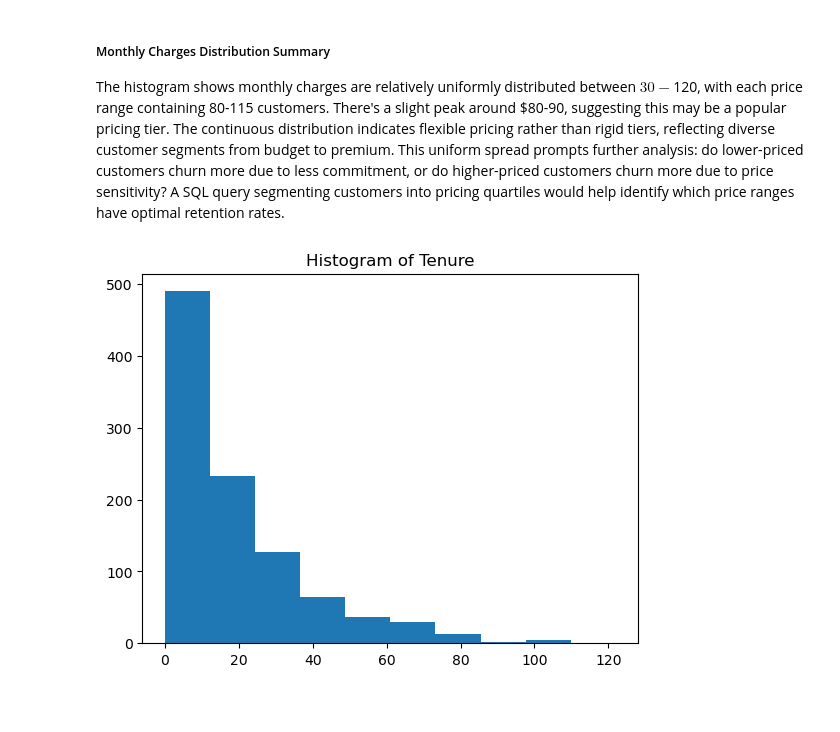
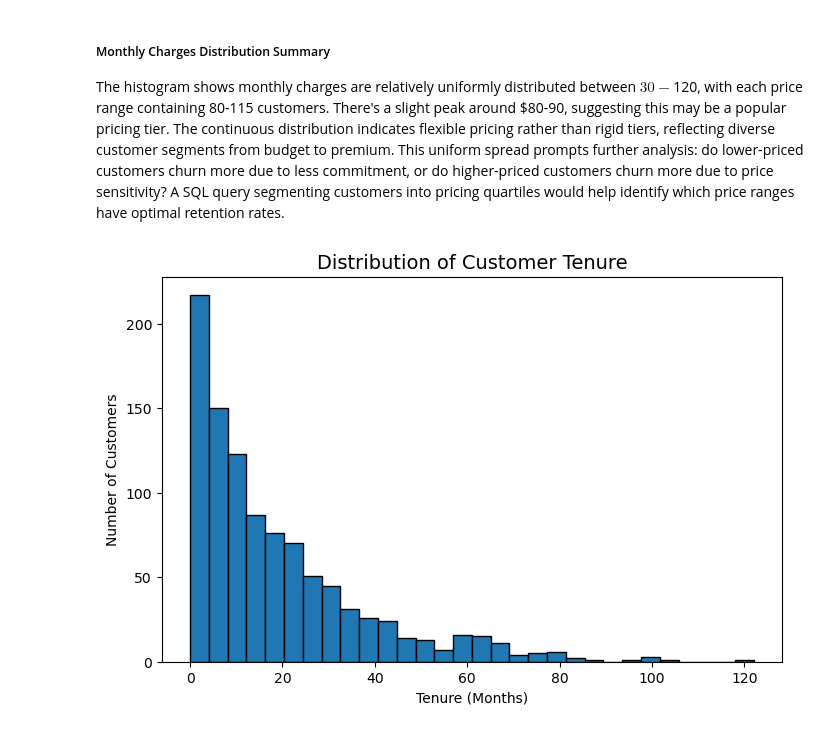
Before and after one commit to orishashakya/customer-churn-prediction, a Jupyter notebook: notebooks/01_eda.ipynb, the cells around one changed output. Saved outputs shown, nothing was run; the diff lists cells and outputs as text; code cells hidden in the pictures; blank space fills up the shorter version.

```diff
--- a/notebooks/01_eda.ipynb
+++ b/notebooks/01_eda.ipynb
@@ -69,8 +76,11 @@ plt.show()
 
 The histogram shows monthly charges are relatively uniformly distributed between $30-$120, with each price range containing 80-115 customers. There's a slight peak around $80-90, suggesting this may be a popular pricing tier. The continuous distribution indicates flexible pricing rather than rigid tiers, reflecting diverse customer segments from budget to premium. This uniform spread prompts further analysis: do lower-priced customers churn more due to less commitment, or do higher-priced customers churn more due to price sensitivity? A SQL query segmenting customers into pricing quartiles would help identify which price ranges have optimal retention rates.
 # %%
-plt.hist(df["Tenure"])
-plt.title("Histogram of Tenure")
+plt.figure(figsize=(8, 5))
+plt.hist(df["Tenure"],bins=30,edgecolor="black")
+plt.title("Distribution of Customer Tenure", fontsize=14)
+plt.xlabel("Tenure (Months)")
+plt.ylabel("Number of Customers")
 plt.show()
 # %% [output]
-[figure, old version]
+[figure, new version]
```
Also changed, not shown: parts of 2 cells of this notebook, 7 other files.
